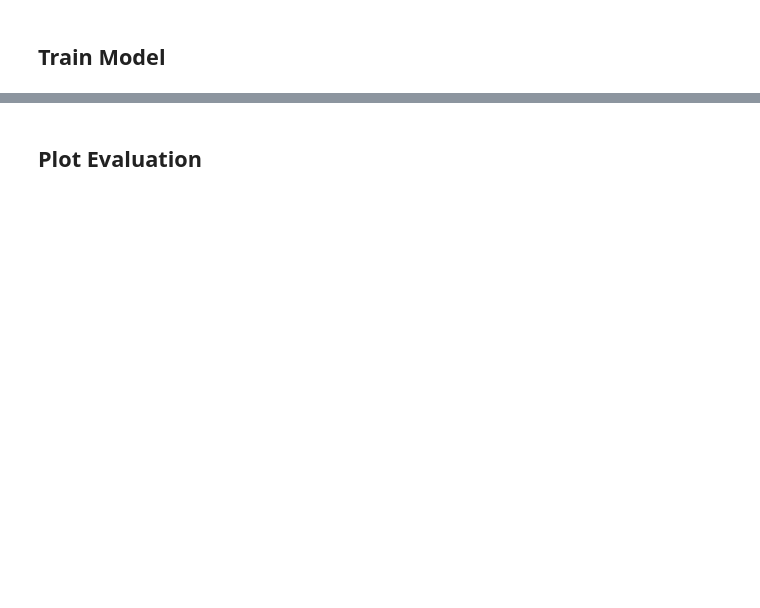
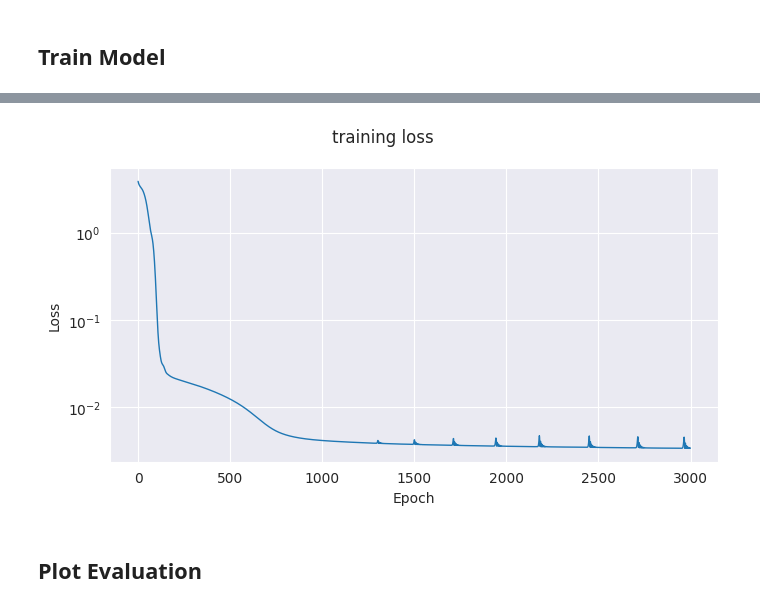
Before and after one commit to ArgoJ/TML4SM_TuD, a Jupyter notebook: viscoelasticity/Task3_3.ipynb, the cells around one changed output, grey strips where cells are left out. Drawn from its saved outputs; the diff is of its cells as text; code cells hidden in the pictures; blank space fills up the shorter version.

Commit message:
added gsm train test plots

```diff
--- a/viscoelasticity/Task3_3.ipynb
+++ b/viscoelasticity/Task3_3.ipynb
@@ -40,7 +51,8 @@ gsm_model.compile(
 
 t1 = now()
 print(t1)
-h = gsm_model.fit([eps, dts], [sig], epochs=5000, verbose=0)
+h = gsm_model.fit([eps, dts], [sig], epochs=3000, verbose=0)
 t2 = now()
 print('it took', t2 - t1, '(sec) to calibrate the model')
 plot_loss(h.history['loss'], suptitle='training loss')
+# %% [output]
@@ -47,3 +61,4 @@ plot_loss(h.history['loss'], suptitle='training loss')
+[figure, added]
 # %% [markdown]
 ## Plot Evaluation
 # %%
```
Also changed, not shown: parts of 5 cells of this notebook, 5 other files.
